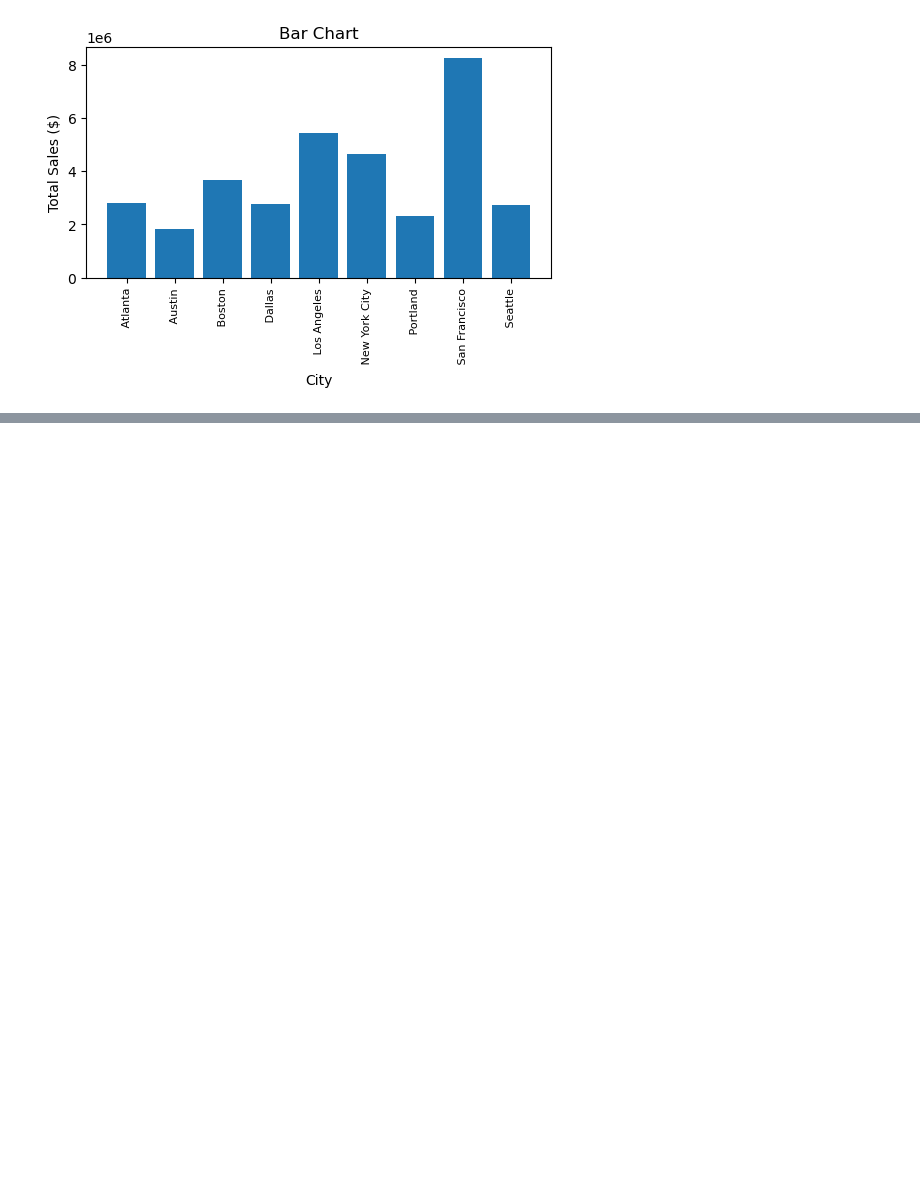
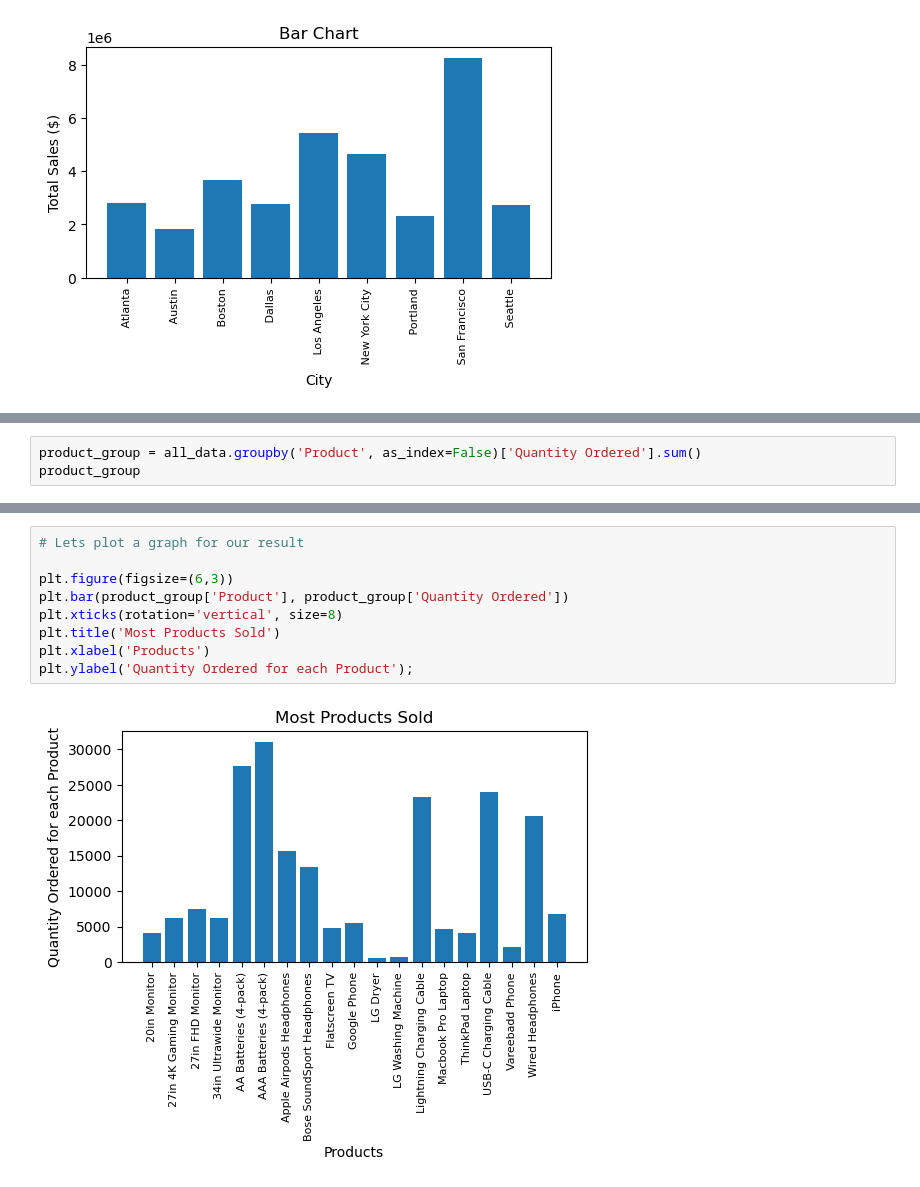
Before and after one commit to Akinjohnson06/Python-projects, a Jupyter notebook: Sales Analysis/Sales Analysis.ipynb, the cells around one changed output, grey strips where cells are left out. Cells and saved outputs as stored; diff of their text form; blank space fills up the shorter version.

```diff
--- a/Sales Analysis/Sales Analysis.ipynb
+++ b/Sales Analysis/Sales Analysis.ipynb
@@ -231,0 +312,3 @@ plt.ylabel('Total Sales ($)');
+# %%
+product_group = all_data.groupby('Product', as_index=False)['Quantity Ordered'].sum()
+product_group
@@ -231,0 +333,11 @@ plt.ylabel('Total Sales ($)');
+# %%
+# Lets plot a graph for our result
+
+plt.figure(figsize=(6,3))
+plt.bar(product_group['Product'], product_group['Quantity Ordered'])
+plt.xticks(rotation='vertical', size=8)
+plt.title('Most Products Sold')
+plt.xlabel('Products')
+plt.ylabel('Quantity Ordered for each Product');
+# %% [output]
+[figure, added]
```
Also changed, not shown: parts of 8 cells of this notebook, 1 other file.
